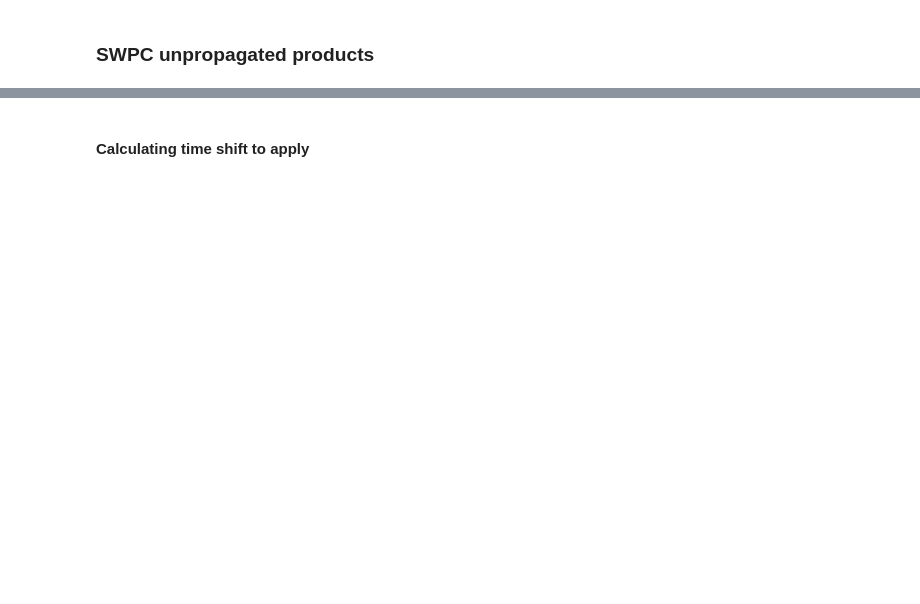
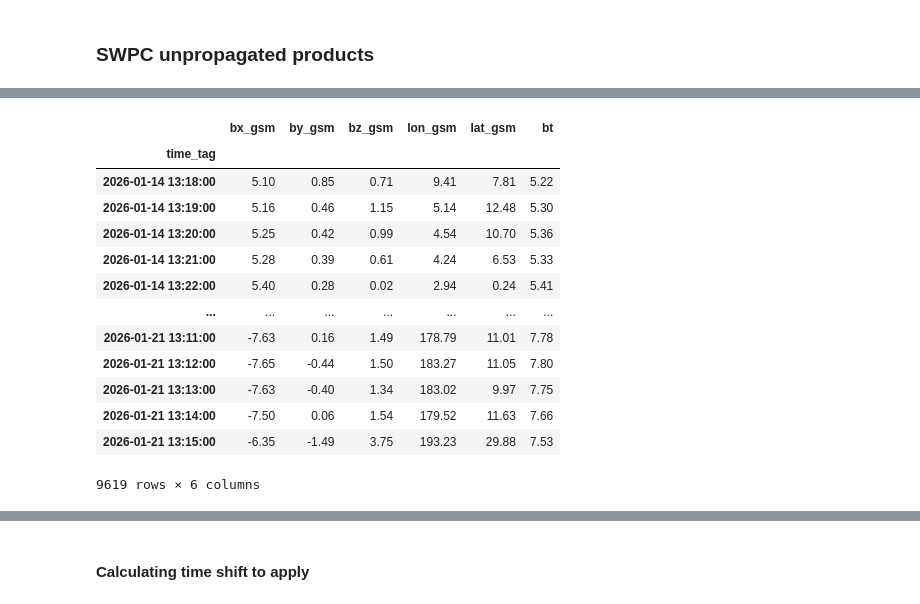
Before and after one commit to smithara/scratchpad, a Jupyter notebook: OMNI-and-RTSW/access-omni-and-rtsw.ipynb, the cells around one changed output, grey strips where cells are left out. Cells and saved outputs as stored; diff of their text form; code cells hidden in the pictures; blank space fills up the shorter version.

```diff
--- a/OMNI-and-RTSW/access-omni-and-rtsw.ipynb
+++ b/OMNI-and-RTSW/access-omni-and-rtsw.ipynb
@@ -243,3 +323,20 @@ _ = df_mag.plot(subplots=True)
+# %%
+df_mag
+# %% [output]
+|  | bx_gsm | by_gsm | bz_gsm | lon_gsm | lat_gsm | bt |
+| time_tag |  |  |  |  |  |  |
+| 2026-01-14 13:18:00 | 5.10 | 0.85 | 0.71 | 9.41 | 7.81 | 5.22 |
+| 2026-01-14 13:19:00 | 5.16 | 0.46 | 1.15 | 5.14 | 12.48 | 5.30 |
+| 2026-01-14 13:20:00 | 5.25 | 0.42 | 0.99 | 4.54 | 10.70 | 5.36 |
+| 2026-01-14 13:21:00 | 5.28 | 0.39 | 0.61 | 4.24 | 6.53 | 5.33 |
+| 2026-01-14 13:22:00 | 5.40 | 0.28 | 0.02 | 2.94 | 0.24 | 5.41 |
+| ... | ... | ... | ... | ... | ... | ... |
+| 2026-01-21 13:11:00 | -7.63 | 0.16 | 1.49 | 178.79 | 11.01 | 7.78 |
+| 2026-01-21 13:12:00 | -7.65 | -0.44 | 1.50 | 183.27 | 11.05 | 7.80 |
+| 2026-01-21 13:13:00 | -7.63 | -0.40 | 1.34 | 183.02 | 9.97 | 7.75 |
+| 2026-01-21 13:14:00 | -7.50 | 0.06 | 1.54 | 179.52 | 11.63 | 7.66 |
+| 2026-01-21 13:15:00 | -6.35 | -1.49 | 3.75 | 193.23 | 29.88 | 7.53 |
+9619 rows × 6 columns
 # %%
 df_plasma = fetch_json(datasources_swpc["plasma-7-day"])
 _ = df_plasma.plot(subplots=True)
```
Also changed, not shown: parts of 26 cells of this notebook, 1 other file.
